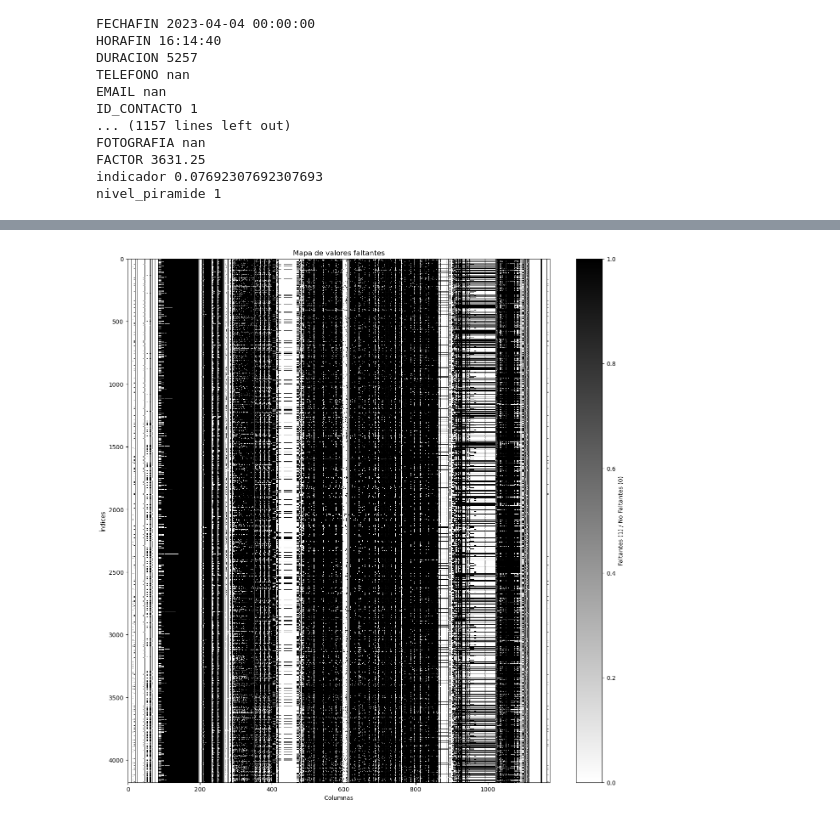
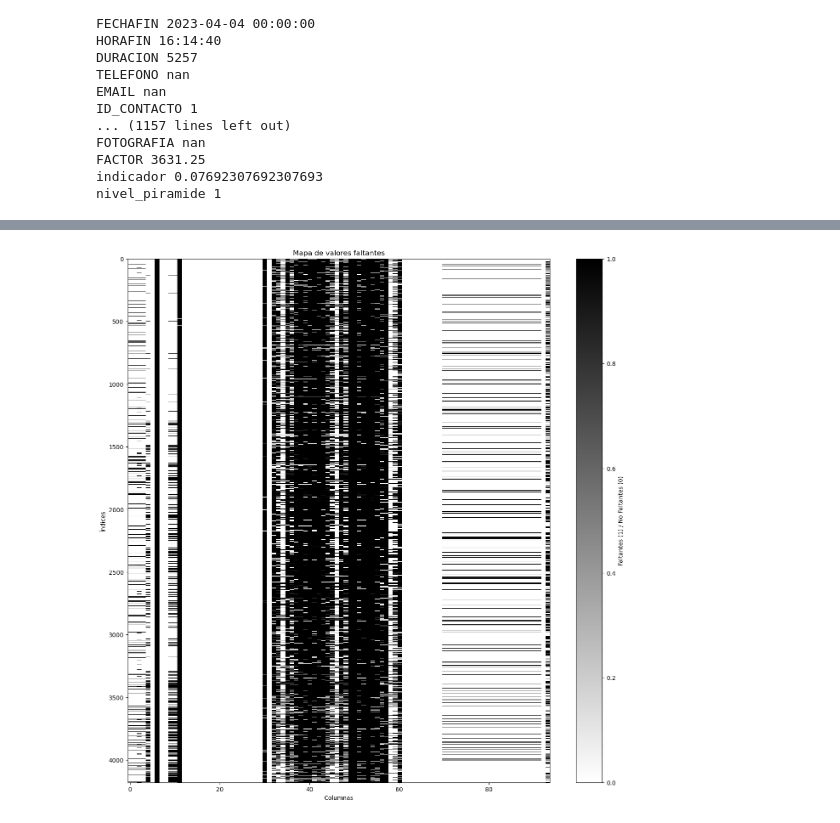
Before and after one commit to Contrerasjosed1/Gerencia_de_proyectos, a Jupyter notebook: ETL_data_CNC.ipynb, the cells around one changed output, grey strips where cells are left out. Cells and saved outputs as stored; diff of their text form; code cells hidden in the pictures.

```diff
--- a/ETL_data_CNC.ipynb
+++ b/ETL_data_CNC.ipynb
@@ -51,14 +126,14 @@ nivel_piramide 1
 # %%
 import matplotlib.pyplot as plt
-missing_map = df2023.isnull()
+missing_map = df2023_Col_sel.isnull()
 
 # Dibujar el gráfico
 plt.figure(figsize=(16, 16))
 plt.imshow(missing_map, aspect='auto', cmap='binary', interpolation='none')
 plt.colorbar(label='Faltantes (1) / No Faltantes (0)')
 plt.xlabel("Columnas")
 plt.ylabel("Índices")
 plt.title("Mapa de valores faltantes")
 plt.show()
 # %% [output]
-[figure, old version]
+[figure, new version]
```
Also changed, not shown: parts of 7 cells of this notebook, 1 other file.
